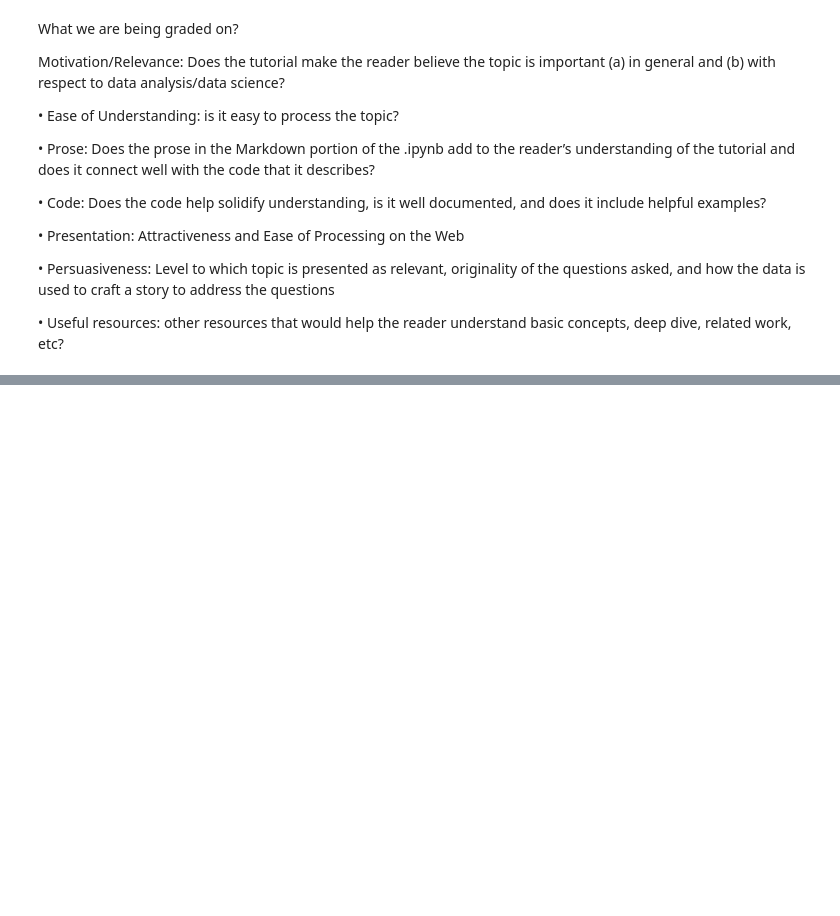
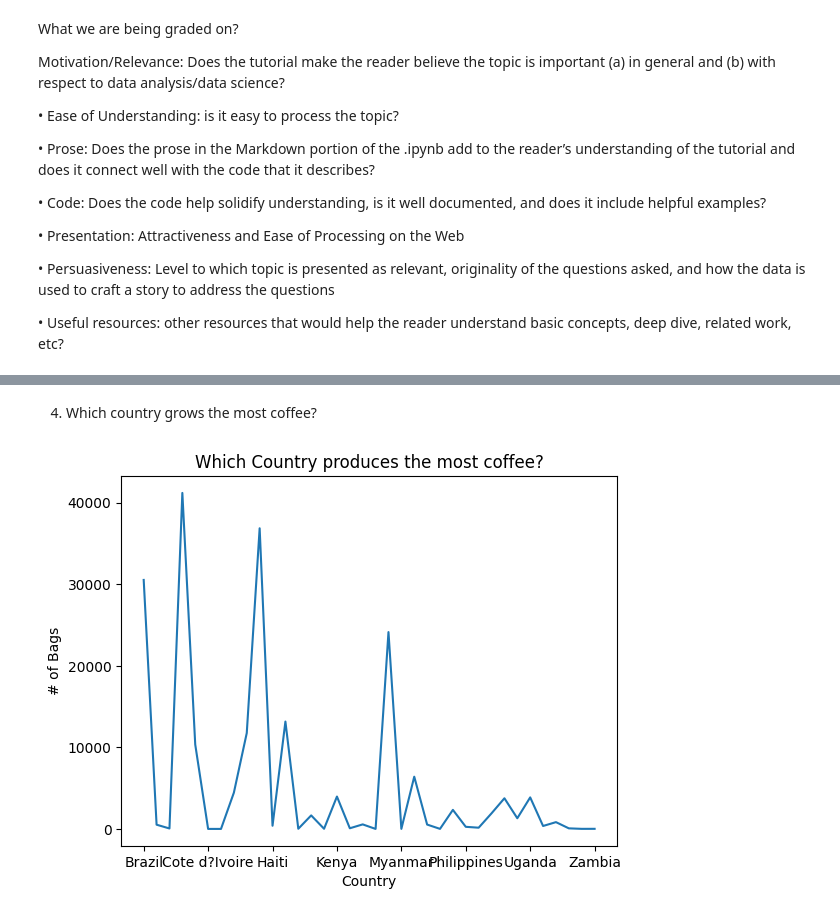
Before and after one commit to jadams1313/DS220Repo, a Jupyter notebook: DS220_Project2 (finished EDA).ipynb, the cells around one changed output, grey strips where cells are left out. Saved outputs shown, nothing was run; the diff lists cells and outputs as text; code cells hidden in the pictures; blank space fills up the shorter version.

```diff
--- a/DS220_Project2 (finished EDA).ipynb
+++ b/DS220_Project2 (finished EDA).ipynb
@@ -98,0 +116,16 @@ Motivation/Relevance: Does the tutorial make the reader believe the topic is imp
+# %% [markdown]
+4. Which country grows the most coffee?
+# %%
+MostCoffee = Coffee[['Country.of.Origin','Number.of.Bags']]
+
+df = pd.DataFrame(MostCoffee)
+
+grouped_df = df.groupby('Country.of.Origin')['Number.of.Bags'].sum()
+
+# Plotting using Matplotlib and Pandas
+grouped_df.plot(x='Country.of.Origin', y='Number.of.Bags', kind='line', title='Which Country produces the most coffee?')
+plt.xlabel('Country')
+plt.ylabel('# of Bags')
+plt.show()
+# %% [output]
+[figure, added]
```
Also changed, not shown: parts of 6 cells of this notebook.
